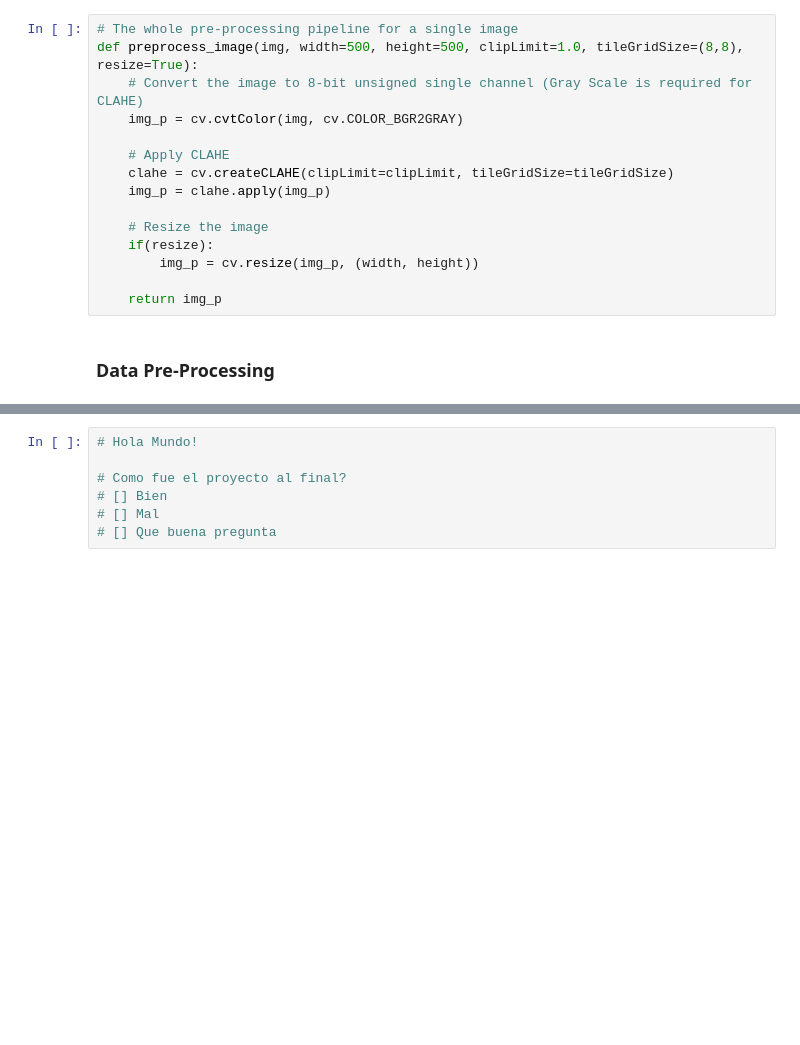
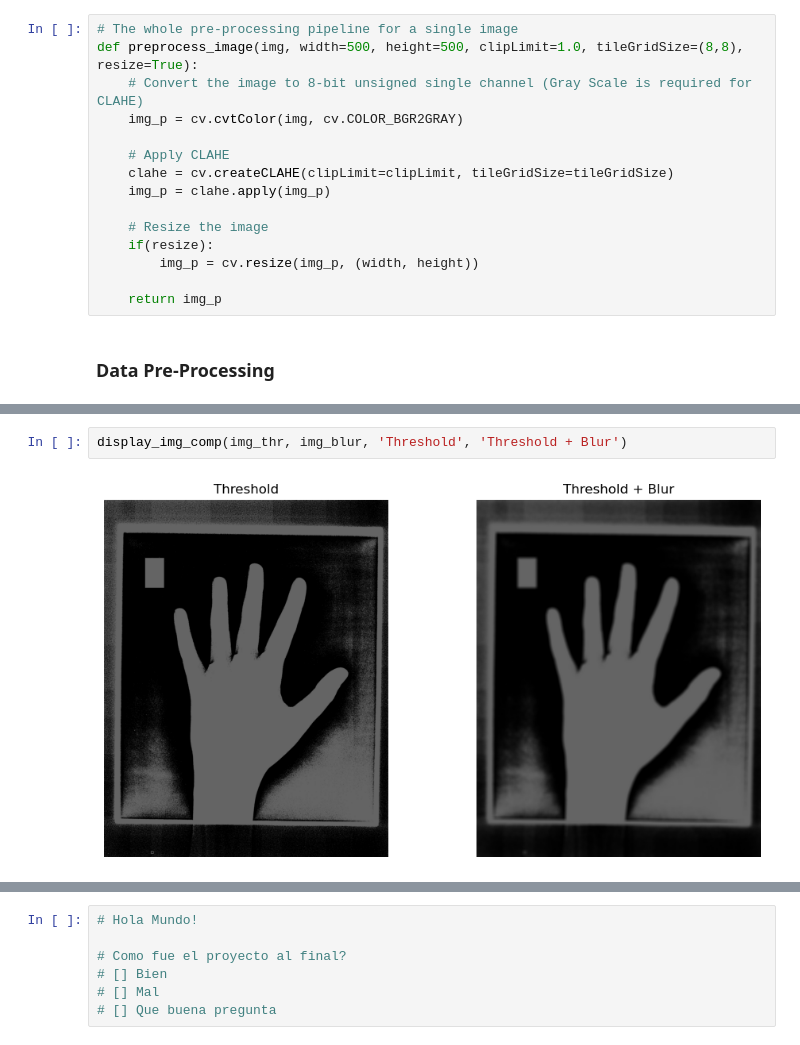
Before and after one commit to andresespinalh/Bone-Age-Assessment-HDA, a Jupyter notebook: bone-age-assessment-analysis.ipynb, the cells around one changed output, grey strips where cells are left out. Drawn from its saved outputs; the diff is of its cells as text; blank space fills up the shorter version.

```diff
--- a/bone-age-assessment-analysis.ipynb
+++ b/bone-age-assessment-analysis.ipynb
@@ -95,0 +142,4 @@ display_img_comp(img_comp['img_src'], img_comp['img_p'])
+# %%
+display_img_comp(img_thr, img_blur, 'Threshold', 'Threshold + Blur')
+# %% [output]
+[figure, added]
```
Also changed, not shown: parts of 9 cells of this notebook.
